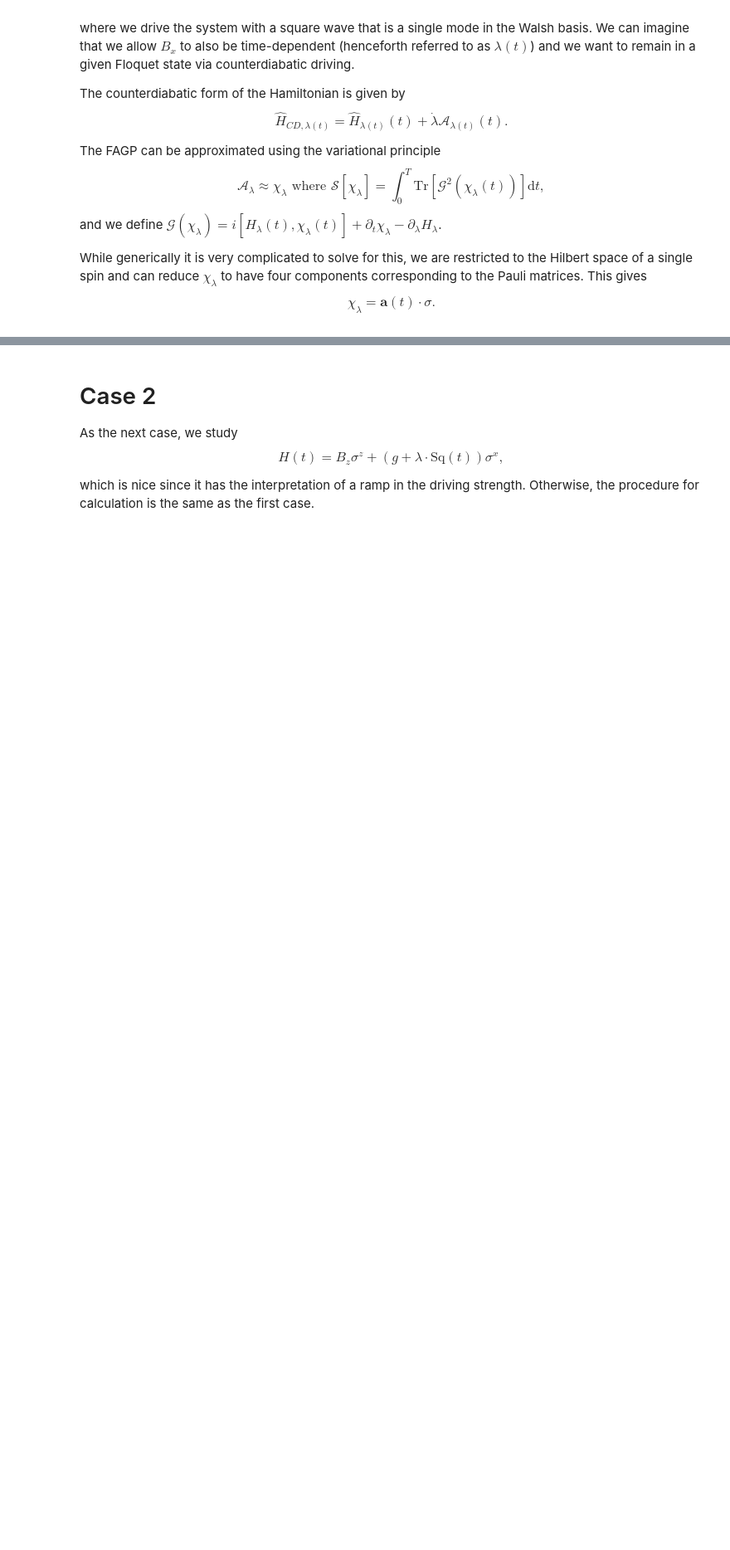
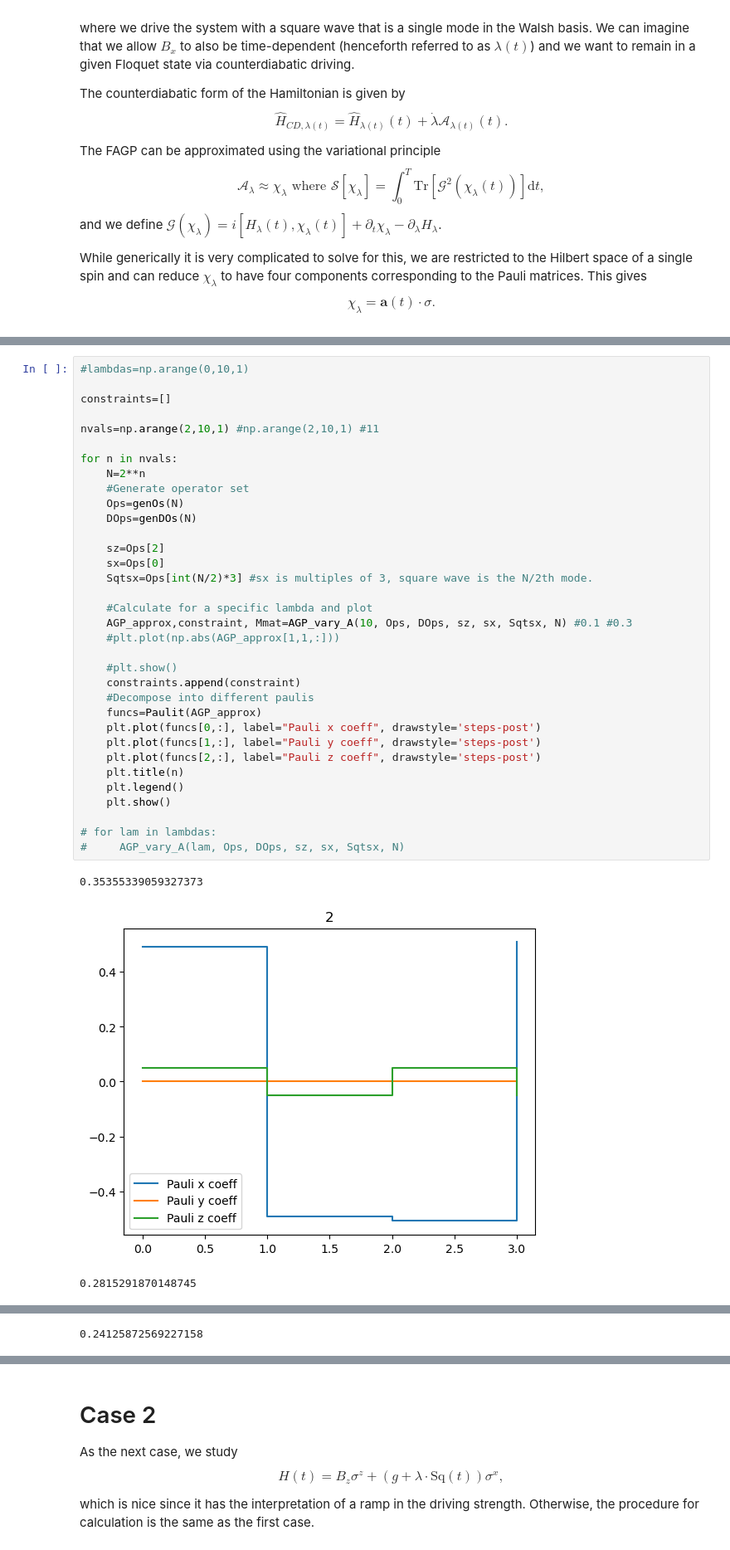
Before and after one commit to jwalkling/Walsh-FCD, a Jupyter notebook: src_code/notebooks/Walsh FCD.ipynb, the cells around one changed output, grey strips where cells are left out. Shown: that part at 83% size. Saved outputs shown, nothing was run; the diff lists cells and outputs as text; blank space fills up the shorter version.

```diff
--- a/src_code/notebooks/Walsh FCD.ipynb
+++ b/src_code/notebooks/Walsh FCD.ipynb
@@ -145,0 +218,38 @@ plt.imshow(np.abs(Deriv(32)))
+# %%
+#lambdas=np.arange(0,10,1)
+
+constraints=[]
+
+nvals=np.arange(2,10,1) #np.arange(2,10,1) #11
+
+for n in nvals:
+    N=2**n
+    #Generate operator set
+    Ops=genOs(N)
+    DOps=genDOs(N)
+
+    sz=Ops[2]
+    sx=Ops[0]
+    Sqtsx=Ops[int(N/2)*3] #sx is multiples of 3, square wave is the N/2th mode.
+
+    #Calculate for a specific lambda and plot
+    AGP_approx,constraint, Mmat=AGP_vary_A(10, Ops, DOps, sz, sx, Sqtsx, N) #0.1 #0.3
+    #plt.plot(np.abs(AGP_approx[1,1,:]))
+
+    #plt.show()
+    constraints.append(constraint)
+    #Decompose into different paulis
+    funcs=Paulit(AGP_approx)
+    plt.plot(funcs[0,:], label="Pauli x coeff", drawstyle='steps-post')
+    plt.plot(funcs[1,:], label="Pauli y coeff", drawstyle='steps-post')
+    plt.plot(funcs[2,:], label="Pauli z coeff", drawstyle='steps-post')
+    plt.title(n)
+    plt.legend()
+    plt.show()
+
+# for lam in lambdas:
+#     AGP_vary_A(lam, Ops, DOps, sz, sx, Sqtsx, N)
+# %% [output]
+0.35355339059327373
+[figure, added]
+0.2815291870148745
@@ -145,0 +257 @@ plt.imshow(np.abs(Deriv(32)))
+0.24125872569227158
```
Also changed, not shown: parts of 25 cells of this notebook.
